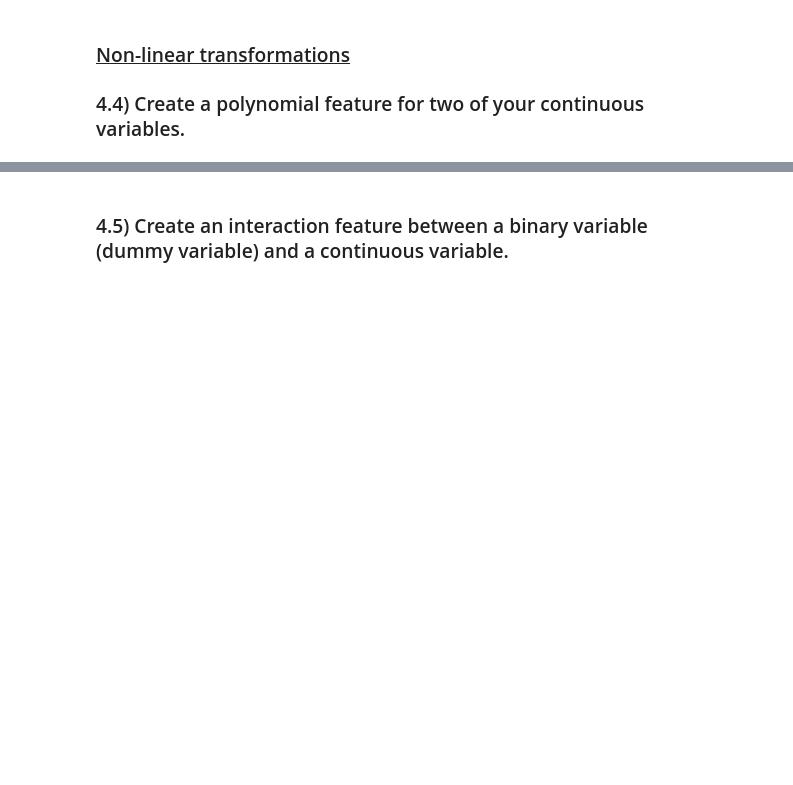
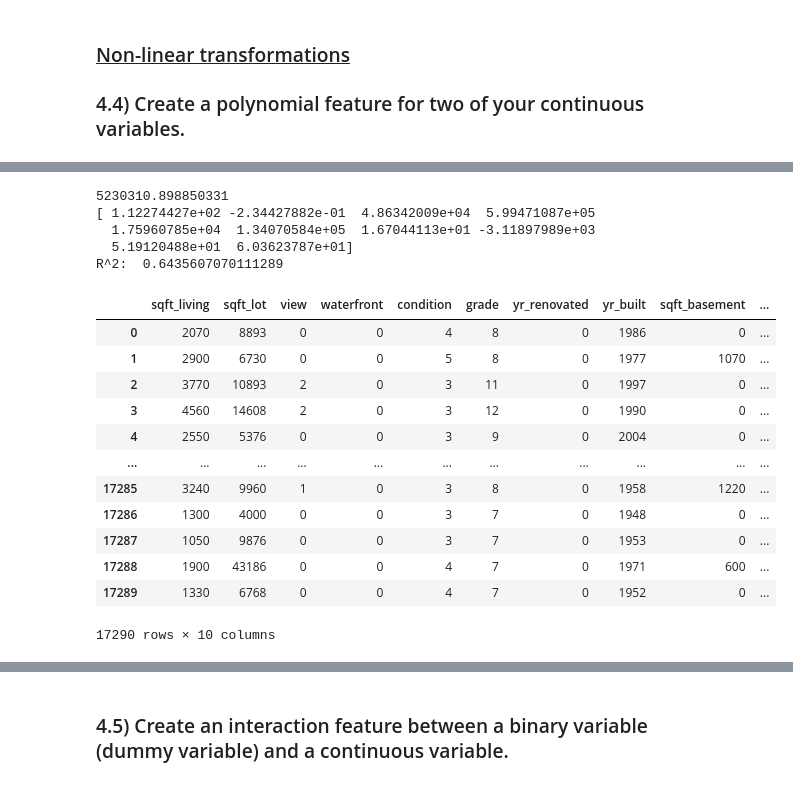
Before and after one commit to raizelistaken/Housing_Prices_KC, a Jupyter notebook: Bakeoff_modeling_process_Copy1.ipynb, the cells around one changed output, grey strips where cells are left out. Saved outputs shown, nothing was run; the diff lists cells and outputs as text; code cells hidden in the pictures; blank space fills up the shorter version.

```diff
--- a/Bakeoff_modeling_process_Copy1.ipynb
+++ b/Bakeoff_modeling_process_Copy1.ipynb
@@ -313,0 +324,6 @@ df_dummy = pd.get_dummies(df, columns=['condition'], drop_first=True)
+# %%
+# your code here
+features = ['sqft_living', 'sqft_lot', 'view', 'waterfront', 'condition', 'grade', 'yr_renovated',
+            'yr_built', 'sqft_basement', 'sqft_above']
+# %%
+df_features = df[features]
@@ -313,0 +344,35 @@ df_dummy = pd.get_dummies(df, columns=['condition'], drop_first=True)
+# %%
+from sklearn.linear_model import LinearRegression
+
+#instantiate a linear regression object
+lm = LinearRegression()
+
+#fit the linear regression to the data
+lm = lm.fit(df_features, target)
+
+#access output
+print(lm.intercept_)
+print(lm.coef_)
+print("R^2: ", lm.score(df_features, target))
+# %% [output]
+5230310.898850331
+[ 1.12274427e+02 -2.34427882e-01  4.86342009e+04  5.99471087e+05
+  1.75960785e+04  1.34070584e+05  1.67044113e+01 -3.11897989e+03
+  5.19120488e+01  6.03623787e+01]
+R^2:  0.6435607070111289
+# %%
+df_features
+# %% [output]
+|  | sqft_living | sqft_lot | view | waterfront | condition | grade | yr_renovated | yr_built | sqft_basement | ... |
+| 0 | 2070 | 8893 | 0 | 0 | 4 | 8 | 0 | 1986 | 0 | ... |
+| 1 | 2900 | 6730 | 0 | 0 | 5 | 8 | 0 | 1977 | 1070 | ... |
+| 2 | 3770 | 10893 | 2 | 0 | 3 | 11 | 0 | 1997 | 0 | ... |
+| 3 | 4560 | 14608 | 2 | 0 | 3 | 12 | 0 | 1990 | 0 | ... |
+| 4 | 2550 | 5376 | 0 | 0 | 3 | 9 | 0 | 2004 | 0 | ... |
+| ... | ... | ... | ... | ... | ... | ... | ... | ... | ... | ... |
+| 17285 | 3240 | 9960 | 1 | 0 | 3 | 8 | 0 | 1958 | 1220 | ... |
+| 17286 | 1300 | 4000 | 0 | 0 | 3 | 7 | 0 | 1948 | 0 | ... |
+| 17287 | 1050 | 9876 | 0 | 0 | 3 | 7 | 0 | 1953 | 0 | ... |
+| 17288 | 1900 | 43186 | 0 | 0 | 4 | 7 | 0 | 1971 | 600 | ... |
+| 17289 | 1330 | 6768 | 0 | 0 | 4 | 7 | 0 | 1952 | 0 | ... |
+17290 rows × 10 columns
```
Also changed, not shown: parts of 26 cells of this notebook, 1 other file.
